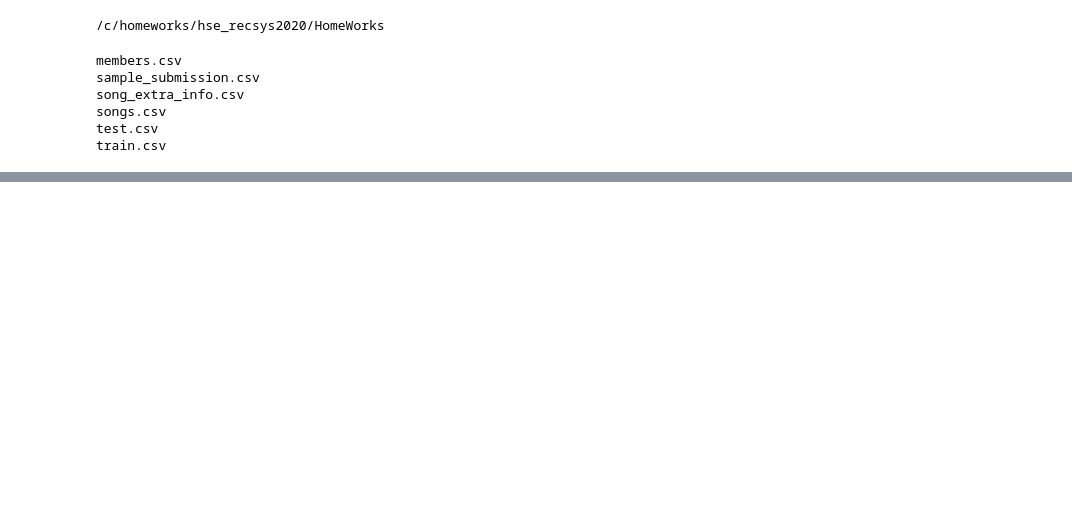
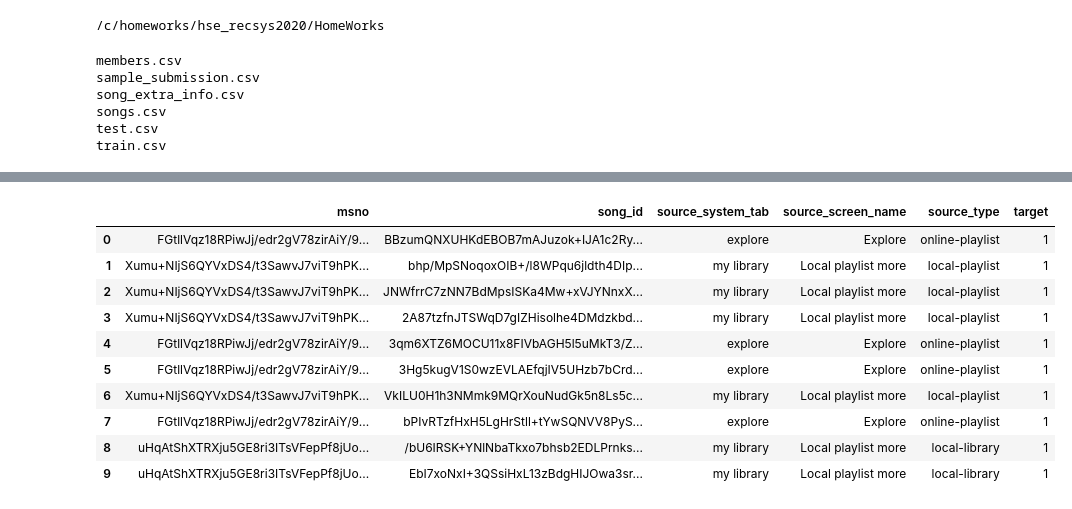
Before and after one commit to ArtyomLobanov/hse_recsys2020, a Jupyter notebook: HomeWorks/HW2.ipynb, the cells around one changed output, grey strips where cells are left out. Cells and saved outputs as stored; diff of their text form; code cells hidden in the pictures; blank space fills up the shorter version.

```diff
--- a/HomeWorks/HW2.ipynb
+++ b/HomeWorks/HW2.ipynb
@@ -173,0 +18,19 @@ model.fit(pool)
+# %%
+data_df = pd.read_csv('../data/train.csv')
+songs_df = pd.read_csv('../data/songs.csv')
+members_df = pd.read_csv('../data/members.csv')
+song_extra_info_df = pd.read_csv('../data/song_extra_info.csv')
+# %%
+data_df.head(10)
+# %% [output]
+|  | msno | song_id | source_system_tab | source_screen_name | source_type | target |
+| 0 | FGtllVqz18RPiwJj/edr2gV78zirAiY/9... | BBzumQNXUHKdEBOB7mAJuzok+IJA1c2Ry... | explore | Explore | online-playlist | 1 |
+| 1 | Xumu+NIjS6QYVxDS4/t3SawvJ7viT9hPK... | bhp/MpSNoqoxOIB+/l8WPqu6jldth4DIp... | my library | Local playlist more | local-playlist | 1 |
+| 2 | Xumu+NIjS6QYVxDS4/t3SawvJ7viT9hPK... | JNWfrrC7zNN7BdMpsISKa4Mw+xVJYNnxX... | my library | Local playlist more | local-playlist | 1 |
+| 3 | Xumu+NIjS6QYVxDS4/t3SawvJ7viT9hPK... | 2A87tzfnJTSWqD7gIZHisolhe4DMdzkbd... | my library | Local playlist more | local-playlist | 1 |
+| 4 | FGtllVqz18RPiwJj/edr2gV78zirAiY/9... | 3qm6XTZ6MOCU11x8FIVbAGH5l5uMkT3/Z... | explore | Explore | online-playlist | 1 |
+| 5 | FGtllVqz18RPiwJj/edr2gV78zirAiY/9... | 3Hg5kugV1S0wzEVLAEfqjIV5UHzb7bCrd... | explore | Explore | online-playlist | 1 |
+| 6 | Xumu+NIjS6QYVxDS4/t3SawvJ7viT9hPK... | VkILU0H1h3NMmk9MQrXouNudGk5n8Ls5c... | my library | Local playlist more | local-playlist | 1 |
+| 7 | FGtllVqz18RPiwJj/edr2gV78zirAiY/9... | bPIvRTzfHxH5LgHrStll+tYwSQNVV8PyS... | explore | Explore | online-playlist | 1 |
+| 8 | uHqAtShXTRXju5GE8ri3ITsVFepPf8jUo... | /bU6IRSK+YNlNbaTkxo7bhsb2EDLPrnks... | my library | Local playlist more | local-library | 1 |
+| 9 | uHqAtShXTRXju5GE8ri3ITsVFepPf8jUo... | EbI7xoNxI+3QSsiHxL13zBdgHIJOwa3sr... | my library | Local playlist more | local-library | 1 |
```
Also changed, not shown: parts of 57 cells of this notebook.
